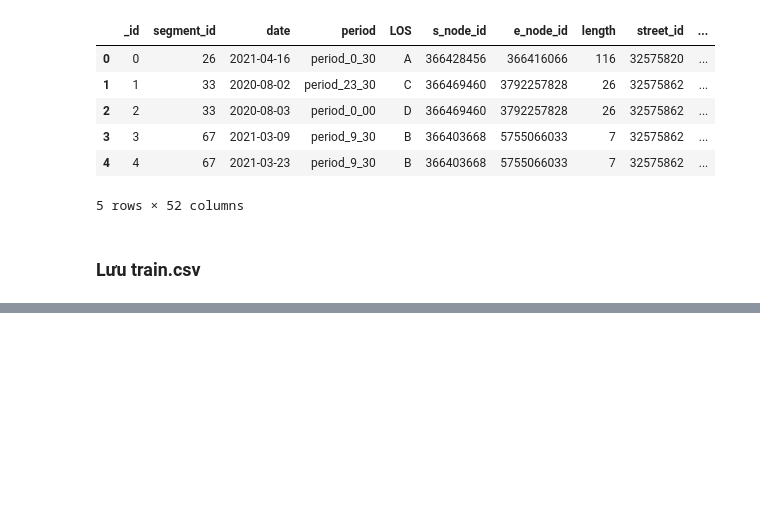
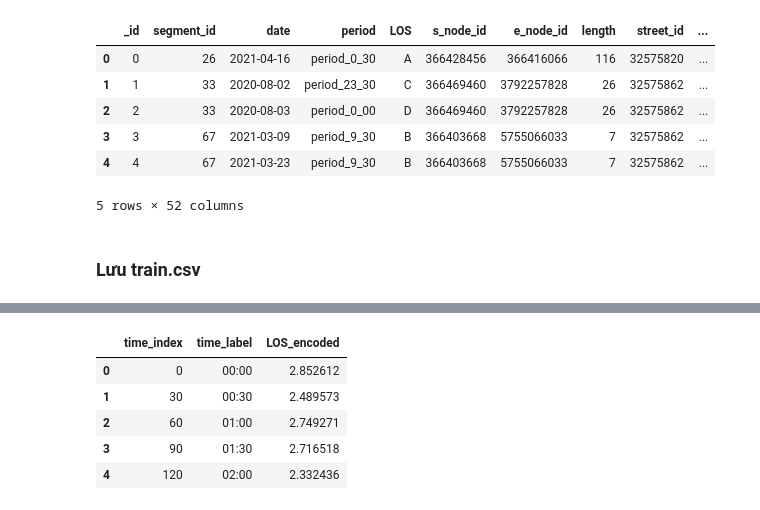
Before and after one commit to An-Sadek/HCM_GNNTSF, a Jupyter notebook: src/preprocessing/details.ipynb, the cells around one changed output, grey strips where cells are left out. Saved outputs shown, nothing was run; the diff lists cells and outputs as text; code cells hidden in the pictures; blank space fills up the shorter version.

```diff
--- a/src/preprocessing/details.ipynb
+++ b/src/preprocessing/details.ipynb
@@ -942,0 +953,4 @@ preprocess_train_df.to_csv(f"{PREPROCESS_ROOT}/train.csv", index=False)
+# %%
+preprocess_train_df["time_index"] = preprocess_train_df["hour"] * 60 + preprocess_train_df["minute"]
+preprocess_train_df["time_label"] = preprocess_train_df['hour'].astype(str).str.zfill(2) + ':' + preprocess_train_df['minute'].astype(str).str.zfill(2)
+preprocess_train_df.head()
@@ -942,0 +965,10 @@ preprocess_train_df.to_csv(f"{PREPROCESS_ROOT}/train.csv", index=False)
+# %%
+traffic_stats = preprocess_train_df.groupby(['time_index', "time_label"])['LOS_encoded'].mean().reset_index()
+traffic_stats.head()
+# %% [output]
+|  | time_index | time_label | LOS_encoded |
+| 0 | 0 | 00:00 | 2.852612 |
+| 1 | 30 | 00:30 | 2.489573 |
+| 2 | 60 | 01:00 | 2.749271 |
+| 3 | 90 | 01:30 | 2.716518 |
+| 4 | 120 | 02:00 | 2.332436 |
```
Also changed, not shown: parts of 8 cells of this notebook, 4 other files.
